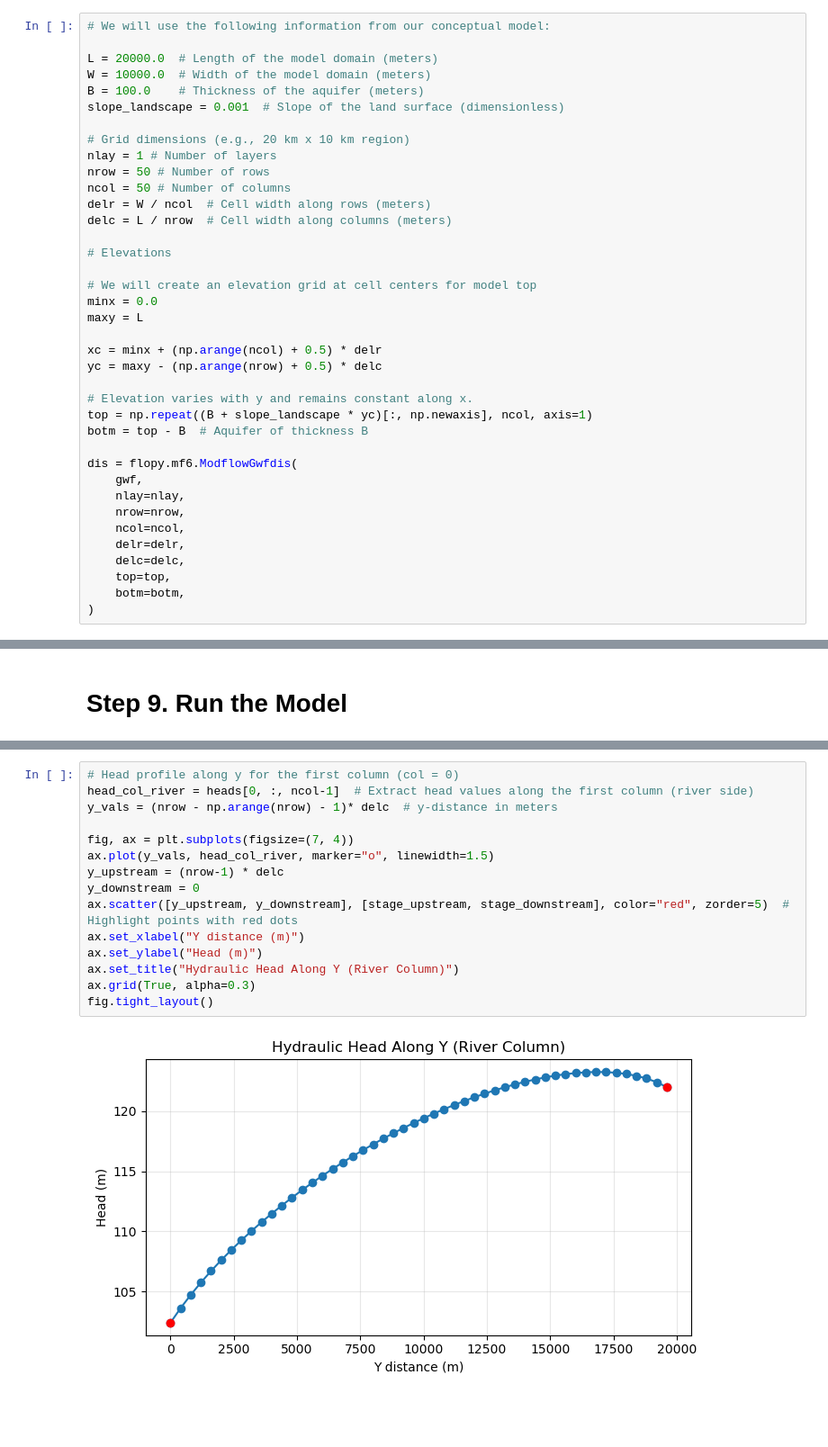
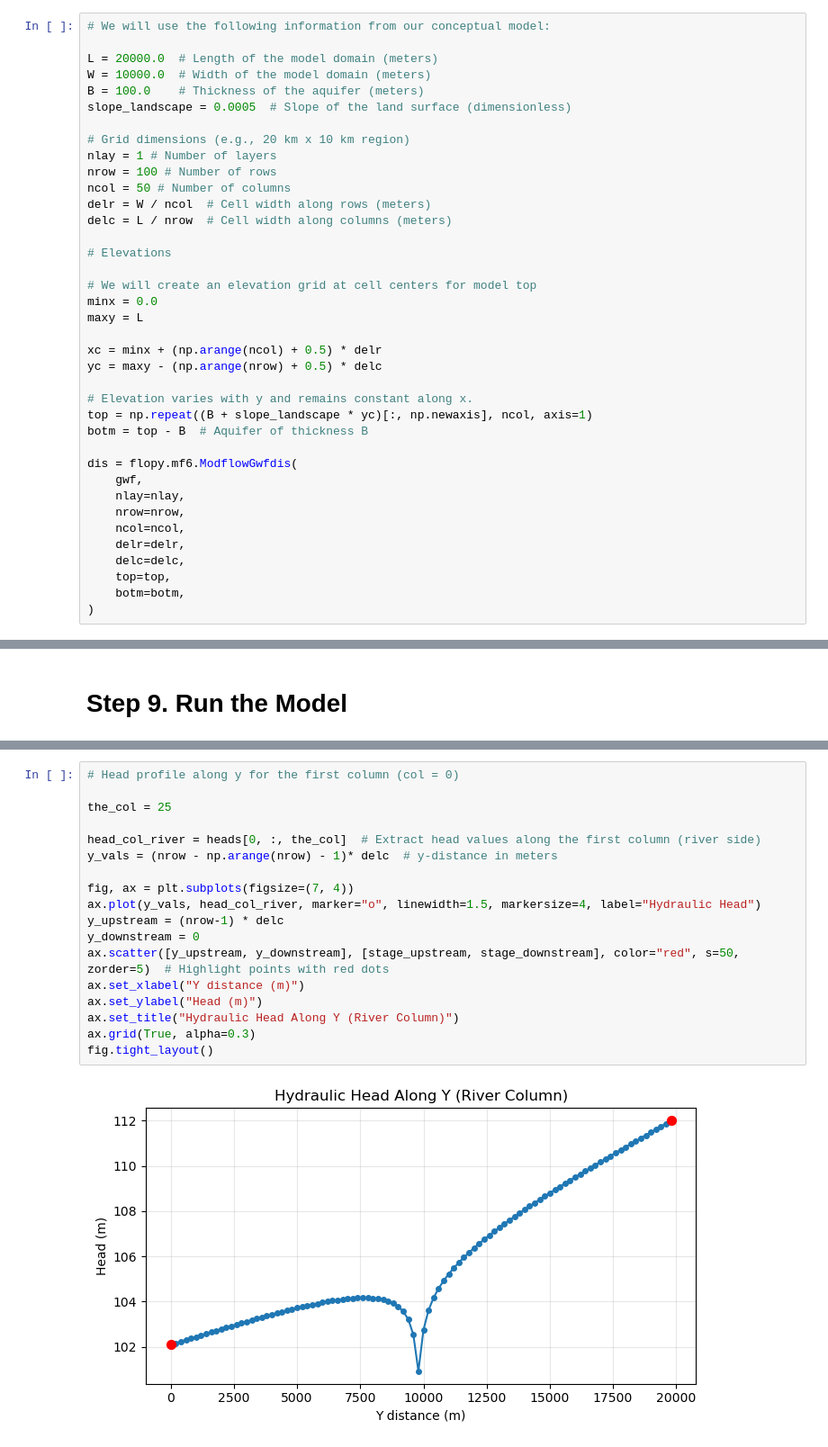
Before and after one commit to gomezvelezlab/groundwater-uiowa, a Jupyter notebook: modflow_introduction_1/modflow_introduction_1.ipynb, the cells around one changed output, grey strips where cells are left out. Shown at 90% size. Drawn from its saved outputs; the diff is of its cells as text; blank space fills up the shorter version.

```diff
--- a/modflow_introduction_1/modflow_introduction_1.ipynb
+++ b/modflow_introduction_1/modflow_introduction_1.ipynb
@@ -80,11 +80,11 @@ For a regional alluvial aquifer, we will set up a 1-layer structured grid.
 L = 20000.0  # Length of the model domain (meters)
 W = 10000.0  # Width of the model domain (meters)
 B = 100.0    # Thickness of the aquifer (meters)
-slope_landscape = 0.001  # Slope of the land surface (dimensionless)
+slope_landscape = 0.0005  # Slope of the land surface (dimensionless)
 
 # Grid dimensions (e.g., 20 km x 10 km region)
 nlay = 1 # Number of layers
-nrow = 50 # Number of rows
+nrow = 100 # Number of rows
 ncol = 50 # Number of columns
 delr = W / ncol  # Cell width along rows (meters)
 delc = L / nrow  # Cell width along columns (meters)
@@ -514,17 +504,20 @@ plt.show()
 # %%
 # Head profile along y for the first column (col = 0)
-head_col_river = heads[0, :, ncol-1]  # Extract head values along the first column (river side)
+
+the_col = 25
+
+head_col_river = heads[0, :, the_col]  # Extract head values along the first column (river side)
 y_vals = (nrow - np.arange(nrow) - 1)* delc  # y-distance in meters
 
 fig, ax = plt.subplots(figsize=(7, 4))
-ax.plot(y_vals, head_col_river, marker="o", linewidth=1.5)
+ax.plot(y_vals, head_col_river, marker="o", linewidth=1.5, markersize=4, label="Hydraulic Head")
 y_upstream = (nrow-1) * delc
 y_downstream = 0
-ax.scatter([y_upstream, y_downstream], [stage_upstream, stage_downstream], color="red", zorder=5)  # Highlight points with red dots
+ax.scatter([y_upstream, y_downstream], [stage_upstream, stage_downstream], color="red", s=50, zorder=5)  # Highlight points with red dots
 ax.set_xlabel("Y distance (m)")
 ax.set_ylabel("Head (m)")
 ax.set_title("Hydraulic Head Along Y (River Column)")
 ax.grid(True, alpha=0.3)
 fig.tight_layout()
 # %% [output]
-[figure, old version]
+[figure, new version]
```
Also changed, not shown: parts of 24 cells of this notebook, 23 other files.
